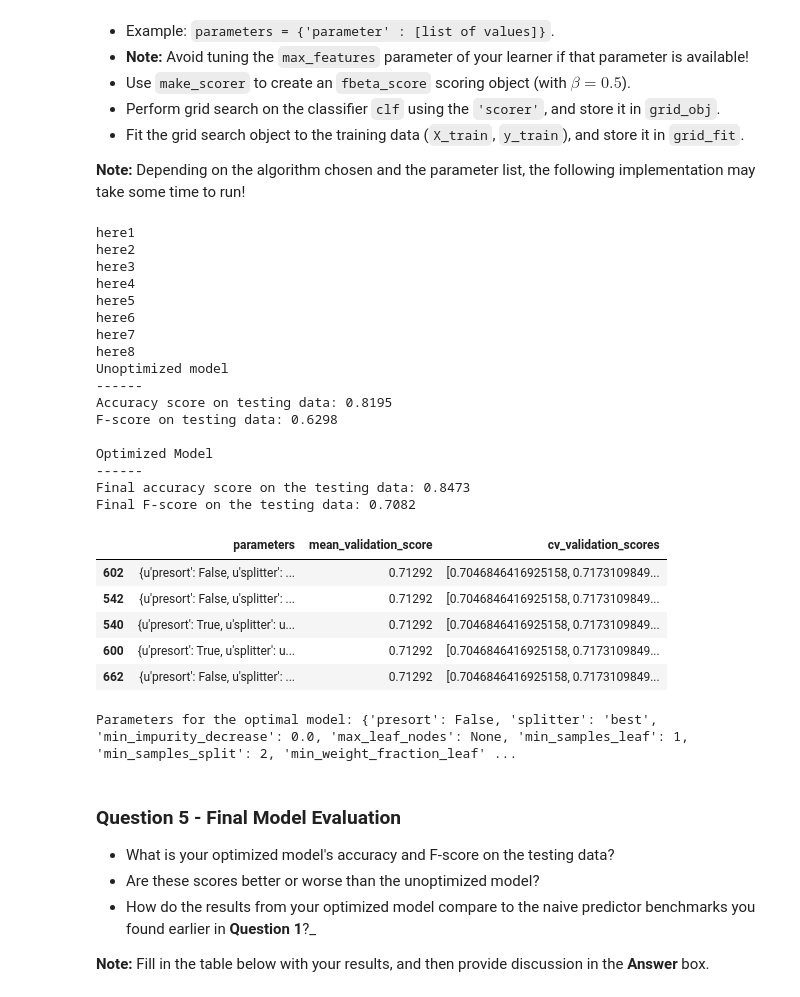
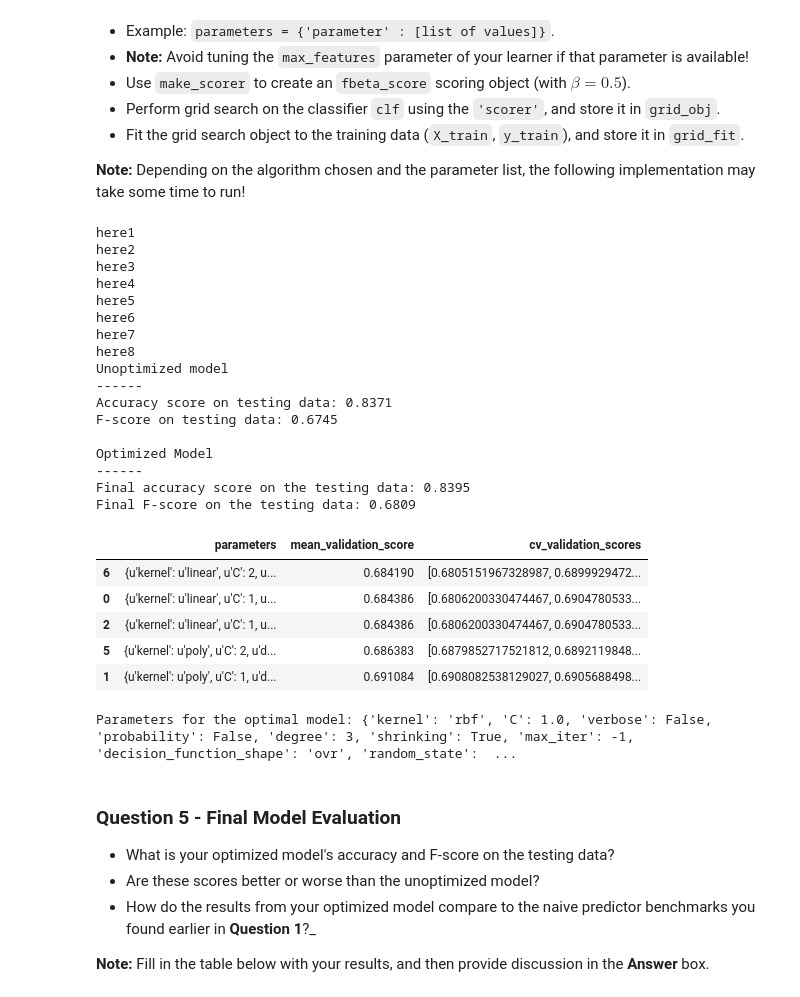
Before and after one commit to aboelhamd/machine-learning, a Jupyter notebook: projects/finding_donors/finding_donors.ipynb, the cells around one changed output. Drawn from its saved outputs; the diff is of its cells as text; code cells hidden in the pictures.

```diff
--- a/projects/finding_donors/finding_donors.ipynb
+++ b/projects/finding_donors/finding_donors.ipynb
@@ -514,13 +516,11 @@ from IPython.display import display
 
 print("here1")
 # TODO: Initialize the classifier
-clf = DecisionTreeClassifier()
+clf = SVC(random_state=0)
 print("here2")
 # TODO: Create the parameters list you wish to tune, using a dictionary if needed.
 # HINT: parameters = {'parameter_1': [value1, value2], 'parameter_2': [value1, value2]}
-parameters = {'criterion':['gini','entropy'],'splitter':['best','random'],'min_samples_leaf': range(1,4),
-              'min_samples_split': [0.1,0.25,.50,0.75,1.0],'min_weight_fraction_leaf': [0.0,0.25,.50],
-              'presort':[True,False],'class_weight':['balanced',None]}
+parameters = {'C':[1,2],'kernel':['linear','poly'],'degree':[1,2]}
 print("here3")
 # TODO: Make an fbeta_score scoring object using make_scorer()
 scorer = make_scorer(fbeta_score, beta=0.5)
@@ -538,43 +538,43 @@ print("here7")
 predictions = (clf.fit(X_train, y_train)).predict(X_test)
 best_predictions = best_clf.predict(X_test)
 print("here8")
 # Report the before-and-afterscores
 print("Unoptimized model\n------")
 print("Accuracy score on testing data: {:.4f}".format(accuracy_score(y_test, predictions)))
 print("F-score on testing data: {:.4f}".format(fbeta_score(y_test, predictions, beta = 0.5)))
 print("\nOptimized Model\n------")
 print("Final accuracy score on the testing data: {:.4f}".format(accuracy_score(y_test, best_predictions)))
 print("Final F-score on the testing data: {:.4f}".format(fbeta_score(y_test, best_predictions, beta = 0.5)))
 
 # Print the final parameters
 df = pd.DataFrame(grid_fit.grid_scores_).sort_values('mean_validation_score').tail()
 display(df)
 print "Parameters for the optimal model: {}".format(clf.get_params())
 # %% [output]
 here1
 here2
 here3
 here4
 here5
 here6
 here7
 here8
 Unoptimized model
 ------
-Accuracy score on testing data: 0.8195
-F-score on testing data: 0.6298
+Accuracy score on testing data: 0.8371
+F-score on testing data: 0.6745
 
 Optimized Model
 ------
-Final accuracy score on the testing data: 0.8473
-Final F-score on the testing data: 0.7082
+Final accuracy score on the testing data: 0.8395
+Final F-score on the testing data: 0.6809
 |  | parameters | mean_validation_score | cv_validation_scores |
-| 602 | {u'presort': False, u'splitter': ... | 0.71292 | [0.7046846416925158, 0.7173109849... |
-| 542 | {u'presort': False, u'splitter': ... | 0.71292 | [0.7046846416925158, 0.7173109849... |
-| 540 | {u'presort': True, u'splitter': u... | 0.71292 | [0.7046846416925158, 0.7173109849... |
-| 600 | {u'presort': True, u'splitter': u... | 0.71292 | [0.7046846416925158, 0.7173109849... |
-| 662 | {u'presort': False, u'splitter': ... | 0.71292 | [0.7046846416925158, 0.7173109849... |
+| 6 | {u'kernel': u'linear', u'C': 2, u... | 0.684190 | [0.6805151967328987, 0.6899929472... |
+| 0 | {u'kernel': u'linear', u'C': 1, u... | 0.684386 | [0.6806200330474467, 0.6904780533... |
+| 2 | {u'kernel': u'linear', u'C': 1, u... | 0.684386 | [0.6806200330474467, 0.6904780533... |
+| 5 | {u'kernel': u'poly', u'C': 2, u'd... | 0.686383 | [0.6879852717521812, 0.6892119848... |
+| 1 | {u'kernel': u'poly', u'C': 1, u'd... | 0.691084 | [0.6908082538129027, 0.6905688498... |
-Parameters for the optimal model: {'presort': False, 'splitter': 'best', 'min_impurity_decrease': 0.0, 'max_leaf_nodes': None, 'min_samples_leaf': 1, 'min_samples_split': 2, 'min_weight_fraction_leaf' ...
+Parameters for the optimal model: {'kernel': 'rbf', 'C': 1.0, 'verbose': False, 'probability': False, 'degree': 3, 'shrinking': True, 'max_iter': -1, 'decision_function_shape': 'ovr', 'random_state':  ...
 # %% [markdown]
 ### Question 5 - Final Model Evaluation
 
```
Also changed, not shown: parts of 8 cells of this notebook, 1 other file.
